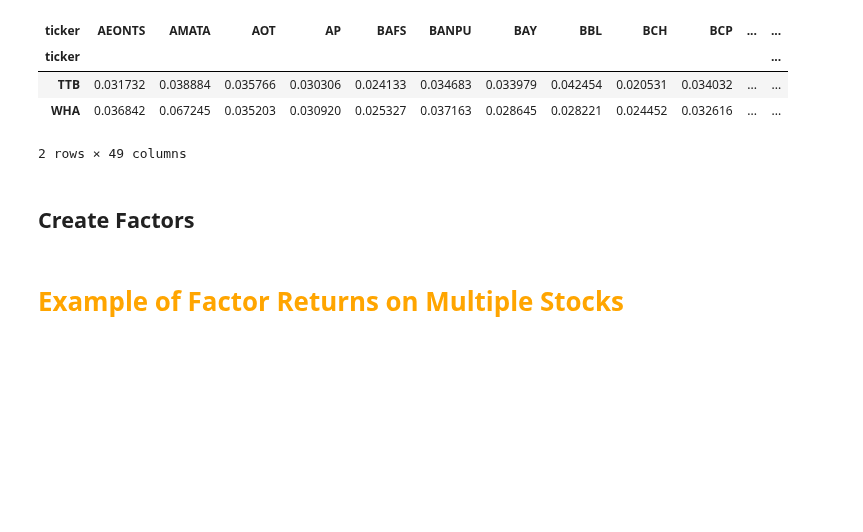
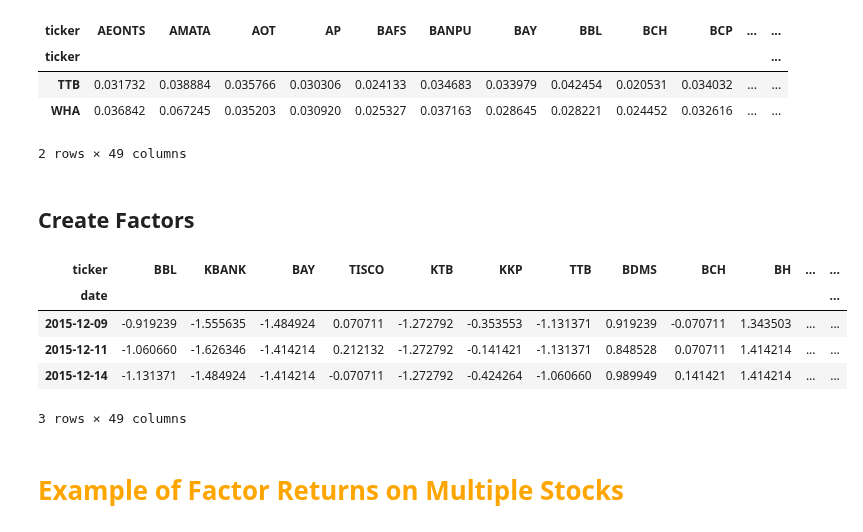
Before and after one commit to pasinsiri/quant-investment, a Jupyter notebook: alpha_factor.ipynb, the cells around one changed output. Cells and saved outputs as stored; diff of their text form; code cells hidden in the pictures; blank space fills up the shorter version.

```diff
--- a/alpha_factor.ipynb
+++ b/alpha_factor.ipynb
@@ -129,8 +129,8 @@ close_df.head()
 | 2001-12-17 | AEONTS | consumer_finance | 4.823158 |
 # %%
 # calculate daily return
-daily_return_df = close_df.reset_index().pivot(index = 'date', columns = 'ticker', values = 'close')
-daily_return_df = daily_return_df.pct_change()
+close_df_pivot = close_df.reset_index().pivot(index = 'date', columns = 'ticker', values = 'close')
+daily_return_df = close_df_pivot.pct_change()
 daily_return_df = daily_return_df[daily_return_df.index >= start_date]
 daily_return_df.head(2)
 # %% [output]
@@ -163,25 +163,33 @@ daily_median_return_df = daily_return_df.median(axis = 'columns').to_frame()
 daily_median_return_df.columns = ['median_return']
 # %%
 # 1 year momemtum (1 year return)
-return_1yr = close_df.pct_change(periods = 252).dropna(axis = 0)
+return_1yr = close_df_pivot.pct_change(periods = 252).dropna(axis = 0)
 
 # demean by sector
 momemtum_demean = None
 
-for s in sectors:
-    sector_return = return_1yr[[c for c in return_1yr.columns if c[0] == s]]
+for stocks in sectors.values():
+    sector_stocks = [s for s in stocks if s in return_1yr.columns]
+    sector_return = return_1yr[sector_stocks]
     sector_avg = sector_return.mean(axis = 1)
     sector_demean = sector_return - np.broadcast_to(sector_avg.values.reshape(-1, 1), sector_return.shape)
     momemtum_demean = sector_return if momemtum_demean is None else momemtum_demean.merge(sector_return, left_index = True, right_index = True)
 
 # rank
 momentum_rank = momemtum_demean.rank(axis = 1, method = 'max')
 momentum_rank.head()
 
 # z-score
 momentum_factor_df = momentum_rank.apply(zscore, axis = 1)
 
 momentum_factor_df.head(3)
+# %% [output]
+| ticker | BBL | KBANK | BAY | TISCO | KTB | KKP | TTB | BDMS | BCH | BH | ... | ... |
+| date |  |  |  |  |  |  |  |  |  |  |  | ... |
+| 2015-12-09 | -0.919239 | -1.555635 | -1.484924 | 0.070711 | -1.272792 | -0.353553 | -1.131371 | 0.919239 | -0.070711 | 1.343503 | ... | ... |
+| 2015-12-11 | -1.060660 | -1.626346 | -1.414214 | 0.212132 | -1.272792 | -0.141421 | -1.131371 | 0.848528 | 0.070711 | 1.414214 | ... | ... |
+| 2015-12-14 | -1.131371 | -1.484924 | -1.414214 | -0.070711 | -1.272792 | -0.424264 | -1.060660 | 0.989949 | 0.141421 | 1.414214 | ... | ... |
+3 rows × 49 columns
 # %%
 # Mean reversion factor (-1 * moving average)
 N_DATE = 5
```
Also changed, not shown: parts of 19 cells of this notebook.
